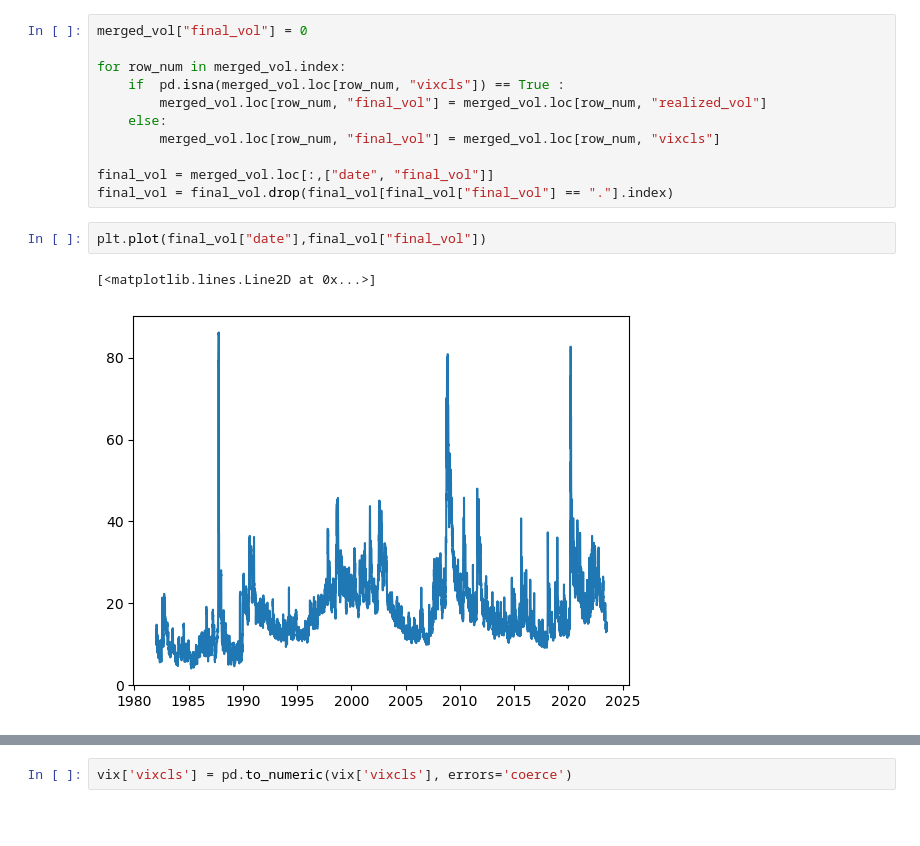
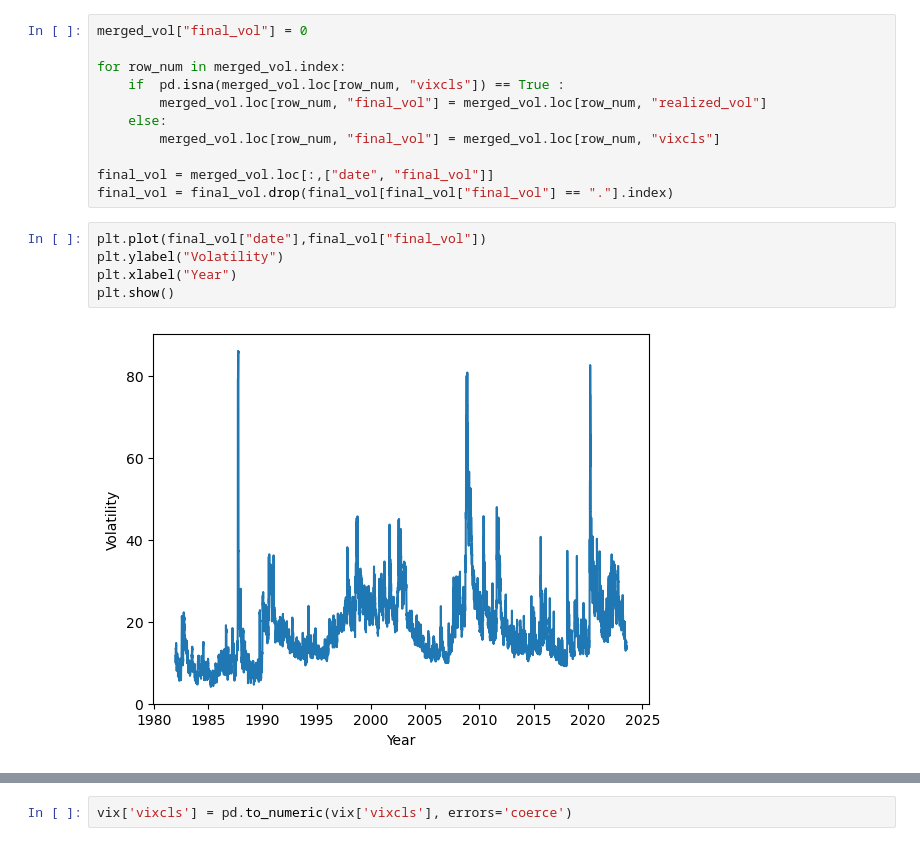
Before and after one commit to Peter-Lyu0921/Recession-Model, a Jupyter notebook: Recession Prediction Data Import and Manipulation.ipynb, the cells around one changed output, grey strips where cells are left out. Drawn from its saved outputs; the diff is of its cells as text; blank space fills up the shorter version.

```diff
--- a/Recession Prediction Data Import and Manipulation.ipynb
+++ b/Recession Prediction Data Import and Manipulation.ipynb
@@ -218,6 +218,8 @@ final_vol = merged_vol.loc[:,["date", "final_vol"]]
 final_vol = final_vol.drop(final_vol[final_vol["final_vol"] == "."].index)
 # %%
 plt.plot(final_vol["date"],final_vol["final_vol"])
+plt.ylabel("Volatility")
+plt.xlabel("Year")
+plt.show()
 # %% [output]
-[<matplotlib.lines.Line2D at 0x...>]
-[figure, old version]
+[figure, new version]
```
Also changed, not shown: parts of 10 cells of this notebook, 6 other files.
